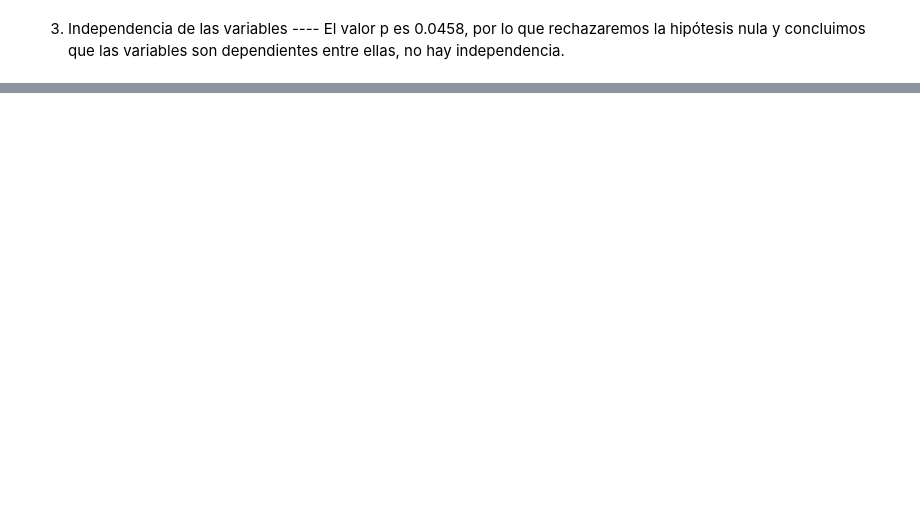
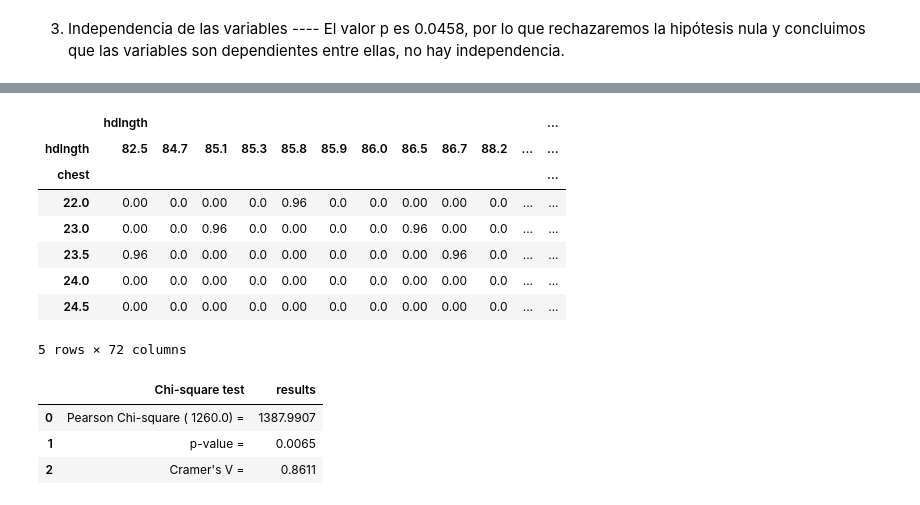
Before and after one commit to Adalab/Da-promoB-Modulo-3-Sprint-1-Lucia-Natalia, a Jupyter notebook: Pair-Programming-Modulo3-Sprint1-Asunciones_Regresion_Lineal.ipynb, the cells around one changed output, grey strips where cells are left out. Cells and saved outputs as stored; diff of their text form; code cells hidden in the pictures; blank space fills up the shorter version.

```diff
--- a/Pair-Programming-Modulo3-Sprint1-Asunciones_Regresion_Lineal.ipynb
+++ b/Pair-Programming-Modulo3-Sprint1-Asunciones_Regresion_Lineal.ipynb
@@ -168,0 +164,24 @@ test_results
+# %%
+crosstab2, test_results2, expected = rp.crosstab(df["chest"], df["hdlngth"],
+                                               test= "chi-square",
+                                               expected_freqs= True,
+                                               prop= "cell")
+# %%
+crosstab2.head()
+# %% [output]
+|  | hdlngth |  |  |  |  |  |  |  |  |  |  | ... |
+| hdlngth | 82.5 | 84.7 | 85.1 | 85.3 | 85.8 | 85.9 | 86.0 | 86.5 | 86.7 | 88.2 | ... | ... |
+| chest |  |  |  |  |  |  |  |  |  |  |  | ... |
+| 22.0 | 0.00 | 0.0 | 0.00 | 0.0 | 0.96 | 0.0 | 0.0 | 0.00 | 0.00 | 0.0 | ... | ... |
+| 23.0 | 0.00 | 0.0 | 0.96 | 0.0 | 0.00 | 0.0 | 0.0 | 0.96 | 0.00 | 0.0 | ... | ... |
+| 23.5 | 0.96 | 0.0 | 0.00 | 0.0 | 0.00 | 0.0 | 0.0 | 0.00 | 0.96 | 0.0 | ... | ... |
+| 24.0 | 0.00 | 0.0 | 0.00 | 0.0 | 0.00 | 0.0 | 0.0 | 0.00 | 0.00 | 0.0 | ... | ... |
+| 24.5 | 0.00 | 0.0 | 0.00 | 0.0 | 0.00 | 0.0 | 0.0 | 0.00 | 0.00 | 0.0 | ... | ... |
+5 rows × 72 columns
+# %%
+test_results2
+# %% [output]
+|  | Chi-square test | results |
+| 0 | Pearson Chi-square ( 1260.0) = | 1387.9907 |
+| 1 | p-value = | 0.0065 |
+| 2 | Cramer's V = | 0.8611 |
```
Also changed, not shown: parts of 23 cells of this notebook, 6 other files.
